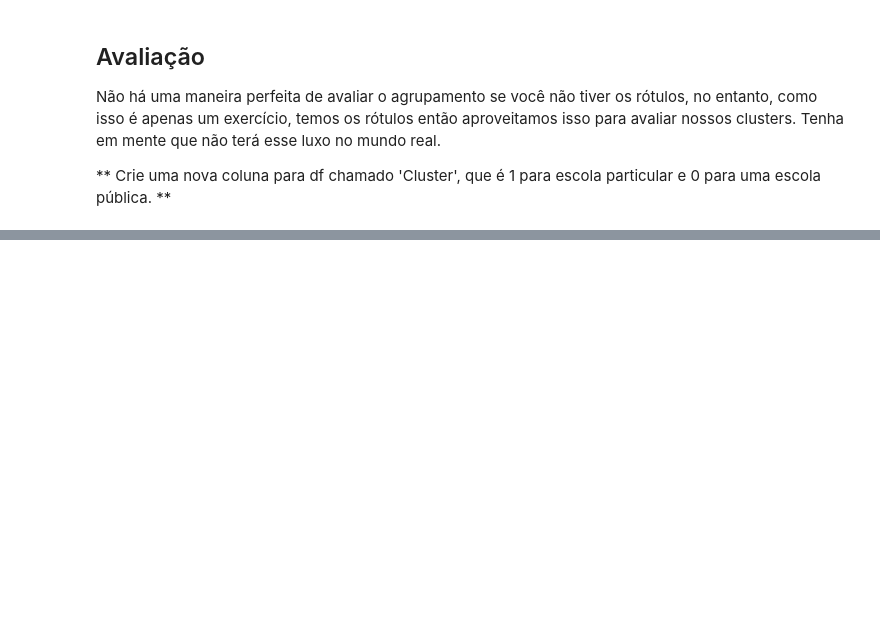
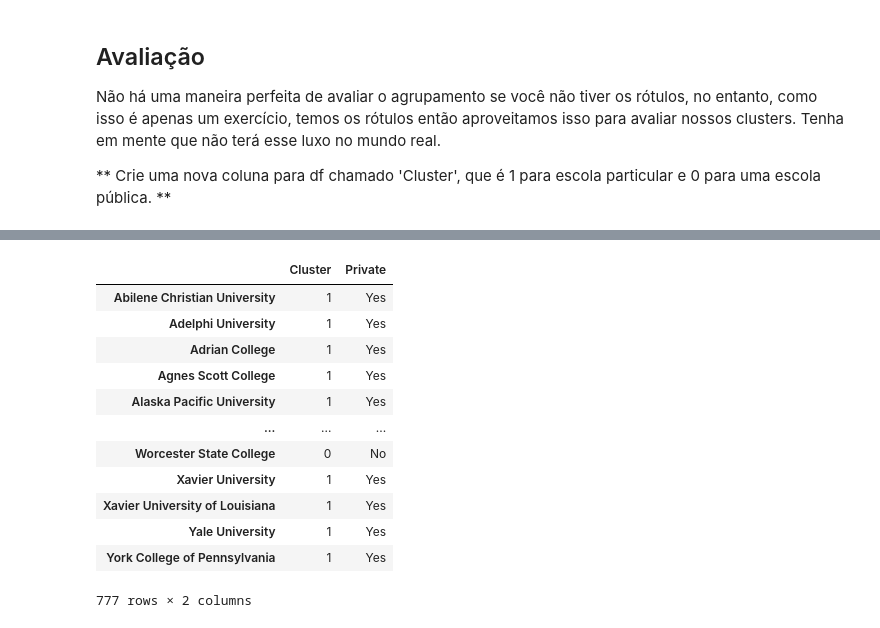
Before and after one commit to ludiemert/Unsupervised_Models, a Jupyter notebook: 2_K_Means_Clustering_Project/K_Means_Clustering_Project .ipynb, the cells around one changed output, grey strips where cells are left out. Saved outputs shown, nothing was run; the diff lists cells and outputs as text; code cells hidden in the pictures; blank space fills up the shorter version.

Commit message:
add img and learning 11_K_Means_Clustering_selecao de multiplas colunas

```diff
--- a/2_K_Means_Clustering_Project/K_Means_Clustering_Project .ipynb
+++ b/2_K_Means_Clustering_Project/K_Means_Clustering_Project .ipynb
@@ -287,3 +290,4 @@ Agora é hora de criar os rótulos de Cluster!
 from sklearn.cluster import KMeans
 
 kmeans = KMeans(n_clusters=2)
+df.drop('Private', inplace=False, axis=1)
@@ -365,0 +398,17 @@ df[]
+# %%
+# fazer a selecao de multiplas colunas eh importante passar 2 [[]]
+df[['Cluster', 'Private']]
+# %% [output]
+|  | Cluster | Private |
+| Abilene Christian University | 1 | Yes |
+| Adelphi University | 1 | Yes |
+| Adrian College | 1 | Yes |
+| Agnes Scott College | 1 | Yes |
+| Alaska Pacific University | 1 | Yes |
+| ... | ... | ... |
+| Worcester State College | 0 | No |
+| Xavier University | 1 | Yes |
+| Xavier University of Louisiana | 1 | Yes |
+| Yale University | 1 | Yes |
+| York College of Pennsylvania | 1 | Yes |
+777 rows × 2 columns
```
Also changed, not shown: parts of 9 cells of this notebook, 1 other file.
